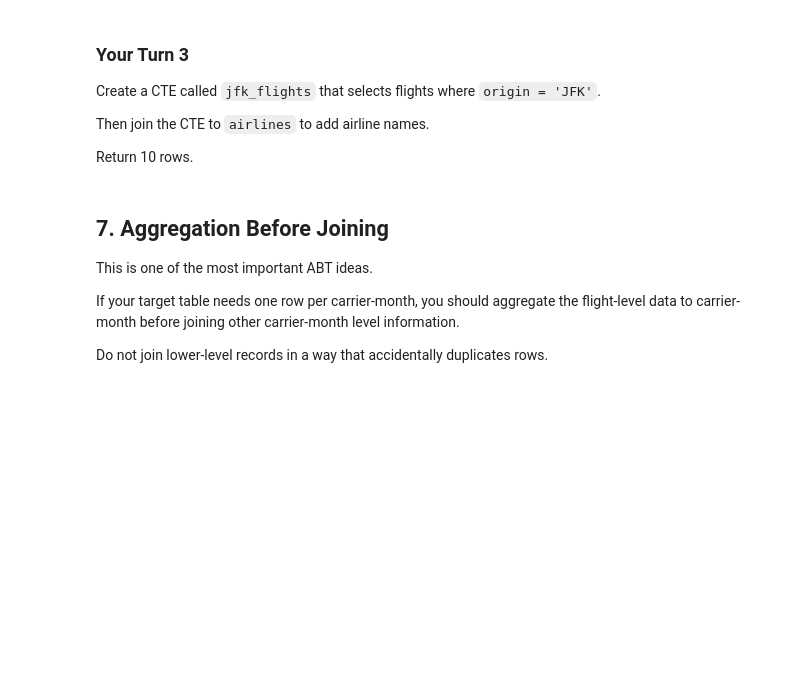
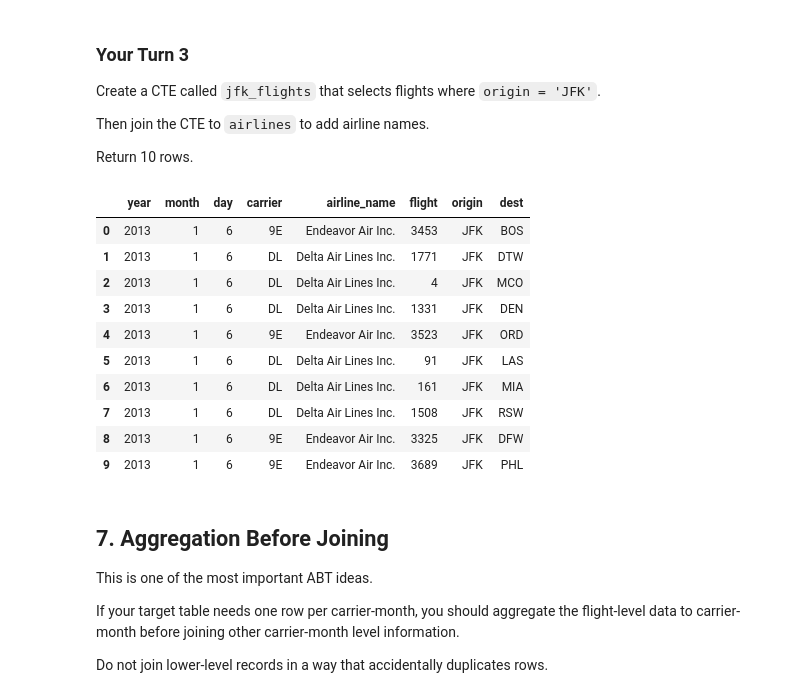
Before and after one commit to emri07/BAN6003_weeks_9-10_Emri_Rodriguez, a Jupyter notebook: notebooks/module10_sql_joins_abt_guided_lab.ipynb, the cells around one changed output. Cells and saved outputs as stored; diff of their text form; code cells hidden in the pictures; blank space fills up the shorter version.

```diff
--- a/notebooks/module10_sql_joins_abt_guided_lab.ipynb
+++ b/notebooks/module10_sql_joins_abt_guided_lab.ipynb
@@ -415,11 +525,40 @@ Return 10 rows.
 # %%
 # Your Turn 3
 
 query = '''
-
+WITH jfk_flights AS (
+    SELECT *
+    FROM flights
+    where origin='JFK'
+)
+SELECT
+    j.year,
+    j.month,
+    j.day,
+    j.carrier,
+    a.name AS airline_name,
+    j.flight,
+    j.origin,
+    j.dest
+FROM jfk_flights AS j
+LEFT JOIN airlines AS a
+    ON j.carrier = a.carrier
+LIMIT 10;
 '''
 
 run_query(query, engine)
+# %% [output]
+|  | year | month | day | carrier | airline_name | flight | origin | dest |
+| 0 | 2013 | 1 | 6 | 9E | Endeavor Air Inc. | 3453 | JFK | BOS |
+| 1 | 2013 | 1 | 6 | DL | Delta Air Lines Inc. | 1771 | JFK | DTW |
+| 2 | 2013 | 1 | 6 | DL | Delta Air Lines Inc. | 4 | JFK | MCO |
+| 3 | 2013 | 1 | 6 | DL | Delta Air Lines Inc. | 1331 | JFK | DEN |
+| 4 | 2013 | 1 | 6 | 9E | Endeavor Air Inc. | 3523 | JFK | ORD |
+| 5 | 2013 | 1 | 6 | DL | Delta Air Lines Inc. | 91 | JFK | LAS |
+| 6 | 2013 | 1 | 6 | DL | Delta Air Lines Inc. | 161 | JFK | MIA |
+| 7 | 2013 | 1 | 6 | DL | Delta Air Lines Inc. | 1508 | JFK | RSW |
+| 8 | 2013 | 1 | 6 | 9E | Endeavor Air Inc. | 3325 | JFK | DFW |
+| 9 | 2013 | 1 | 6 | 9E | Endeavor Air Inc. | 3689 | JFK | PHL |
 # %% [markdown]
 ## 7. Aggregation Before Joining
 
```
Also changed, not shown: parts of 30 cells of this notebook, 2 other files.
